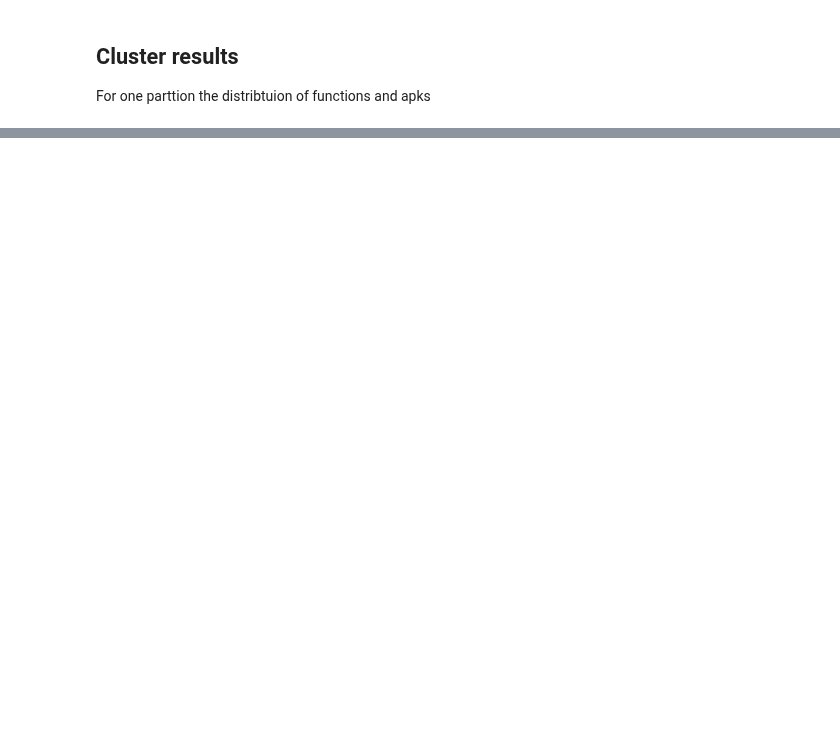
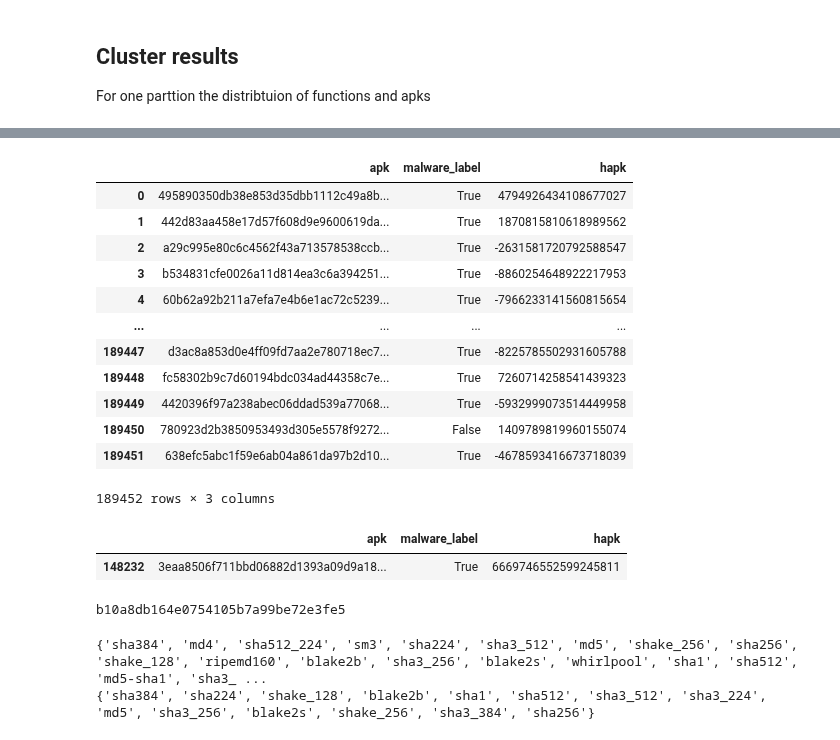
Before and after one commit to jrybicki-jsc/smms, a Jupyter notebook: graphla/clusterresults.ipynb, the cells around one changed output, grey strips where cells are left out. Drawn from its saved outputs; the diff is of its cells as text; code cells hidden in the pictures; blank space fills up the shorter version.

```diff
--- a/graphla/clusterresults.ipynb
+++ b/graphla/clusterresults.ipynb
@@ -205,0 +191,2 @@ plt.legend();
+# %%
+labs =pd.read_csv('/Users/jj/Downloads/apks_labels_189452.csv')
@@ -205,0 +209,35 @@ plt.legend();
+# %%
+labs['hapk'] = labs['apk'].apply(lambda x: hash(str.upper(x)))
+# %%
+labs
+# %% [output]
+|  | apk | malware_label | hapk |
+| 0 | 495890350db38e853d35dbb1112c49a8b... | True | 4794926434108677027 |
+| 1 | 442d83aa458e17d57f608d9e9600619da... | True | 1870815810618989562 |
+| 2 | a29c995e80c6c4562f43a713578538ccb... | True | -2631581720792588547 |
+| 3 | b534831cfe0026a11d814ea3c6a394251... | True | -8860254648922217953 |
+| 4 | 60b62a92b211a7efa7e4b6e1ac72c5239... | True | -7966233141560815654 |
+| ... | ... | ... | ... |
+| 189447 | d3ac8a853d0e4ff09fd7aa2e780718ec7... | True | -8225785502931605788 |
+| 189448 | fc58302b9c7d60194bdc034ad44358c7e... | True | 7260714258541439323 |
+| 189449 | 4420396f97a238abec06ddad539a77068... | True | -5932999073514449958 |
+| 189450 | 780923d2b3850953493d305e5578f9272... | False | 1409789819960155074 |
+| 189451 | 638efc5abc1f59e6ab04a861da97b2d10... | True | -4678593416673718039 |
+189452 rows × 3 columns
+# %%
+labs[labs['apk']=='3eaa8506f711bbd06882d1393a09d9a18e19932b06a600d004ffc6242f1322c8']
+# %% [output]
+|  | apk | malware_label | hapk |
+| 148232 | 3eaa8506f711bbd06882d1393a09d9a18... | True | 6669746552599245811 |
+# %%
+import hashlib
+hash_object = hashlib.md5(b'Hello World')
+print(hash_object.hexdigest())
+# %% [output]
+b10a8db164e0754105b7a99be72e3fe5
+# %%
+print(hashlib.algorithms_available)
+print(hashlib.algorithms_guaranteed)
+# %% [output]
+{'sha384', 'md4', 'sha512_224', 'sm3', 'sha224', 'sha3_512', 'md5', 'shake_256', 'sha256', 'shake_128', 'ripemd160', 'blake2b', 'sha3_256', 'blake2s', 'whirlpool', 'sha1', 'sha512', 'md5-sha1', 'sha3_ ...
+{'sha384', 'sha224', 'shake_128', 'blake2b', 'sha1', 'sha512', 'sha3_512', 'sha3_224', 'md5', 'sha3_256', 'blake2s', 'shake_256', 'sha3_384', 'sha256'}
```
Also changed, not shown: parts of 55 cells of this notebook, 1 other file.
